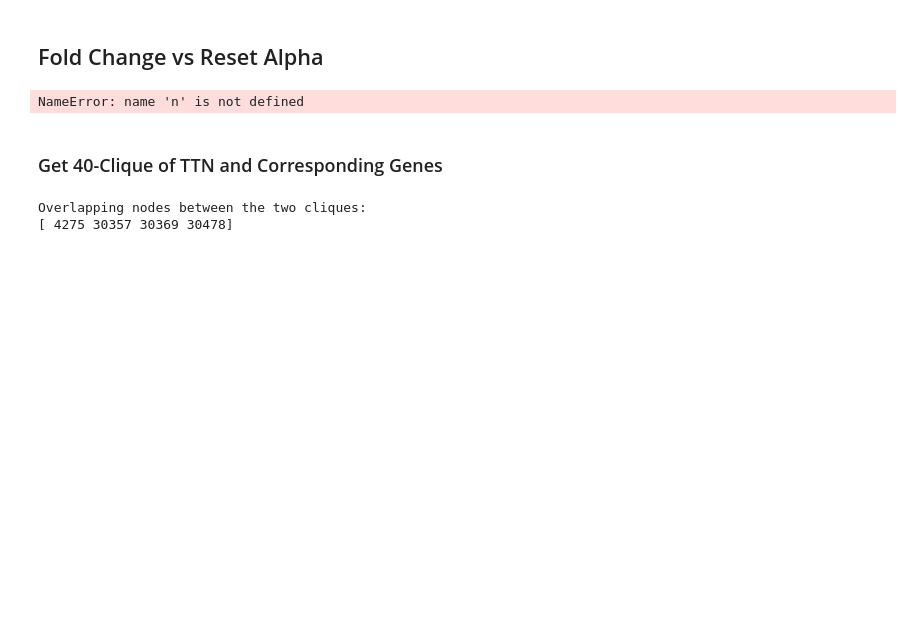
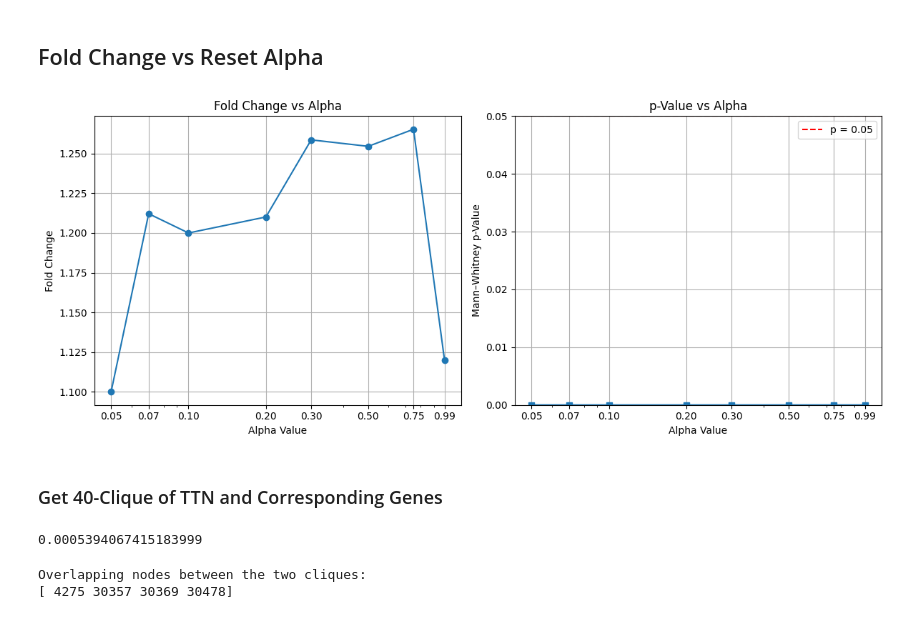
Before and after one commit to ethanoutangoun/chromatin-heart-dev, a Jupyter notebook: expanse_notebook.ipynb, the cells around one changed output. Cells and saved outputs as stored; diff of their text form; code cells hidden in the pictures; blank space fills up the shorter version.

Commit message:
stats

```diff
--- a/expanse_notebook.ipynb
+++ b/expanse_notebook.ipynb
@@ -45,4 +44,9 @@ non_gene_bins = [int(line.strip()) for line in open(NON_GENE_BIN_PATH).readlines
 # %%
+import numpy as np
+import matplotlib.pyplot as plt
+from scipy import stats
+from matplotlib.ticker import ScalarFormatter
+
 clique_size     = 10
 num_iterations  = 1000
 alphas          = [0.05, 0.07, 0.1, 0.2, 0.3, 0.5, 0.75, 0.99]
@@ -51,9 +55,26 @@ fold_changes = []
 p_values     = []
 
 for alpha in alphas:
-    bg_strong = background_model.create_rw(contact_matrix_zero, clique_size, bins=gene_bins, label='strong', num_molecules=10000, neighbors=neighbors, cdfs=cdfs, num_iterations=num_iterations, alpha=alpha, plot=False)
-    bg_weak = background_model.create_rw(contact_matrix_zero, clique_size, bins=non_gene_bins, label='weak', num_molecules=10000, neighbors=neighbors, cdfs=cdfs, num_iterations=num_iterations, alpha=alpha, plot=False)
+    bg_strong = []
+    bg_weak = []
 
+    strong_path = f'background_models/random_walk/rw_scores_{clique_size}_molecules_10000_iters_{num_iterations}_alpha_{alpha}_strong.txt'
+    weak_path   = f'background_models/random_walk/rw_scores_{clique_size}_molecules_10000_iters_{num_iterations}_alpha_{alpha}_weak.txt'
+
+    with open(strong_path, 'r') as input_file:
+        for line in input_file:
+            line = line.strip()
+            if line:
+                bg_strong.append(float(line))
+
+    with open(weak_path, 'r') as input_file:
+        for line in input_file:
+            line = line.strip()
+            if line:
+                bg_weak.append(float(line))
+
+    bg_strong = np.array(bg_strong)
+    bg_weak = np.array(bg_weak)
 
     fold_change = np.median(bg_strong) / np.median(bg_weak)
     _, p_value  = stats.mannwhitneyu(bg_strong, bg_weak, alternative='greater')
@@ -61,42 +82,40 @@ for alpha in alphas:
     fold_changes.append(fold_change)
     p_values.append(p_value)
 
-
-
+# Plotting
 fig, (ax1, ax2) = plt.subplots(1, 2, figsize=(12, 5), sharex=True)
 
-# fold-Change vs alpha
+# Fold-Change vs alpha
 ax1.plot(alphas, fold_changes, marker='o')
 ax1.set_xscale('log')
 ax1.set_xticks(alphas)
 ax1.get_xaxis().set_major_formatter(ScalarFormatter())
 ax1.set_xlabel('Alpha Value')
 ax1.set_ylabel('Fold Change')
 ax1.set_title('Fold Change vs Alpha')
 ax1.grid(True)
 
 # p-value vs alpha with p=0.05 line
 ax2.plot(alphas, p_values, marker='s')
 ax2.axhline(0.05, linestyle='--', color='red', label='p = 0.05')
 ax2.set_xscale('log')
 ax2.set_xticks(alphas)
 ax2.get_xaxis().set_major_formatter(ScalarFormatter())
 ax2.set_xlabel('Alpha Value')
 ax2.set_ylabel('Mann–Whitney p-Value')
 ax2.set_title('p-Value vs Alpha')
 
-
 max_p = max(p_values)
 top = max(max_p * 1.1, 0.05)
 ax2.set_ylim(0, top)
 
 ax2.legend()
 ax2.grid(True)
 
 plt.tight_layout()
 plt.show()
 # %% [output]
-NameError: name 'n' is not defined
+[figure, added]
 # %% [markdown]
 ### Get 40-Clique of TTN and Corresponding Genes
 # %%
@@ -105,6 +124,12 @@ top_40_clique_rw = cf.random_walk(contact_matrix_zero, TTN_BIN, 40, num_molecule
 top_40_clique_greedy = cf.find_greedy_clique(
     contact_matrix_zero, 40, TTN_BIN
 )
+# %%
+core.stats.calculate_avg_interaction_strength(
+    contact_matrix_zero, top_40_clique_greedy
+)
+# %% [output]
+0.0005394067415183999
 # %%
 # overlapping nodes from the two cliques
 overlapping_nodes = np.intersect1d(top_40_clique_rw, top_40_clique_greedy)
```
Also changed, not shown: parts of 3 cells of this notebook, 1 other file.
